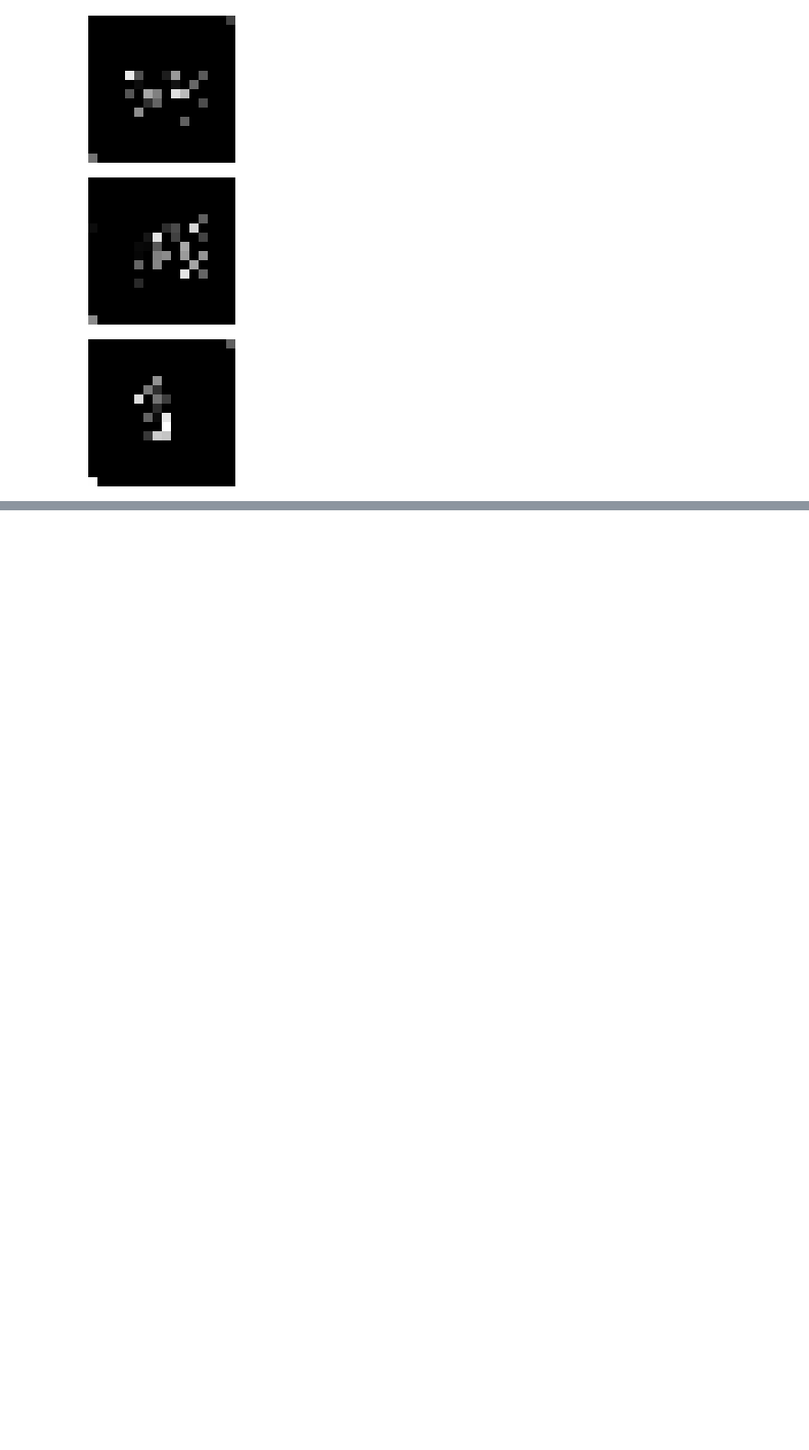
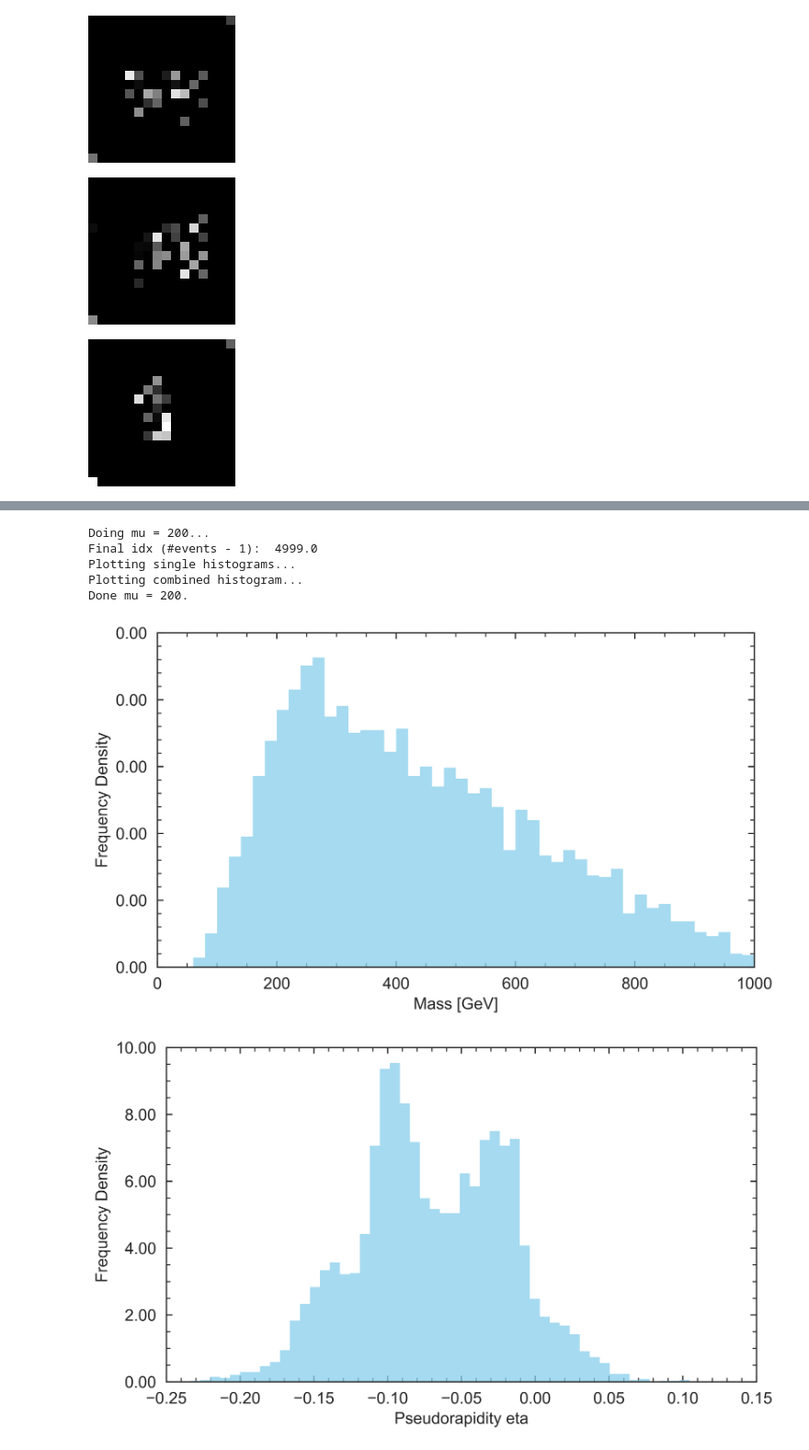
Before and after one commit to roysiu-gh/DDPM-HL-LHC, a Jupyter notebook: DDPMLHC/jup_real_rs.ipynb, the cells around one changed output, grey strips where cells are left out. Shown at 92% size. Drawn from its saved outputs; the diff is of its cells as text; code cells hidden in the pictures; blank space fills up the shorter version.

```diff
--- a/DDPMLHC/jup_real_rs.ipynb
+++ b/DDPMLHC/jup_real_rs.ipynb
@@ -402,0 +424,12 @@ Done mu = 200.
+# %%
+BMAP_SQUARE_SIDE_LENGTH = 16
+from DDPMLHC.generate_plots.histograms_1d import plot_1d_histograms
+plot_1d_histograms(diffusion.mu, event_stats_path=output_path, output_path=f"{output_folder}/grid{BMAP_SQUARE_SIDE_LENGTH}")
+# %% [output]
+Doing mu = 200...
+Final idx (#events - 1):  4999.0
+Plotting single histograms...
+Plotting combined histogram...
+Done mu = 200.
+[figure, added]
+[figure, added]
```
Also changed, not shown: parts of 7 cells of this notebook, 5 other files.
